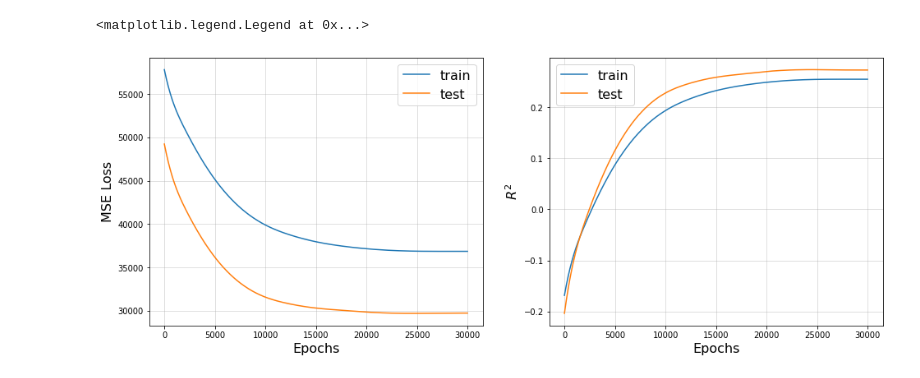
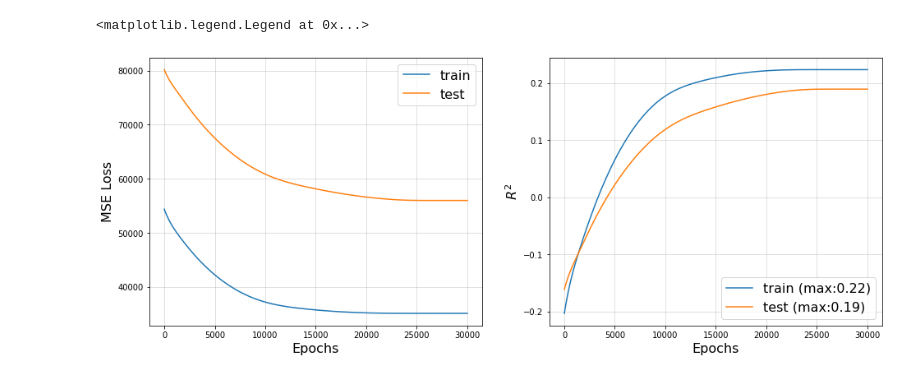
Before and after one commit to csp-inc/fluvius, a Jupyter notebook: notebooks/05-Prototype-RegModel.ipynb, the cells around one changed output. Saved outputs shown, nothing was run; the diff lists cells and outputs as text; code cells hidden in the pictures.

Commit message:
latest updates for preprocessing and concatenating all data

```diff
--- a/notebooks/05-Prototype-RegModel.ipynb
+++ b/notebooks/05-Prototype-RegModel.ipynb
@@ -55,9 +45,9 @@ import torch.optim as optim
 ### Load the data
 
 #d = pd.read_csv("https://donaldpinckney.com/books/pytorch/book/ch2-linreg/code/linreg-multi-synthetic-2.csv", header=None)
-d = pd.read_csv("az://modeling-data/fluvius_data.csv", storage_options=storage_options)
+d = pd.read_csv("az://modeling-data/fluvius_data.csv", storage_options=storage_options).dropna()
 d = d[d['Chip Cloud Pct']<20]
-ds = d[['sentinel-2-l2a_R','sentinel-2-l2a_G','sentinel-2-l2a_B','julian_date','SSC (mg/L)']]
+ds = d[['sentinel-2-l2a_R','sentinel-2-l2a_G','sentinel-2-l2a_B','julian','SSC (mg/L)']]
 dims = 4
 
 X = ds.values[:,:dims].T
@@ -202,17 +174,17 @@ for t in tqdm(range(epochs)):
 # %%
 f, ax = plt.subplots(1,2, figsize=(16,6))
 ax[0].plot(np.arange(epochs),train_loss, label='train')
 ax[0].plot(np.arange(epochs),test_loss, label='test')
-ax[1].plot(np.arange(epochs),train_acc, label='train')
-ax[1].plot(np.arange(epochs),test_acc, label='test')
+ax[1].plot(np.arange(epochs),train_acc, label=f'train (max:{np.max(train_acc):0.2})')
+ax[1].plot(np.arange(epochs),test_acc, label=f'test (max:{np.max(test_acc):0.2})')
 ax[0].set_ylabel('MSE Loss', fontsize=16)
 ax[1].set_ylabel('$R^{2}$', fontsize=16)
 ax[0].set_xlabel('Epochs', fontsize=16)
 ax[1].set_xlabel('Epochs', fontsize=16)
 ax[0].grid(alpha=0.5)
 ax[1].grid(alpha=0.5)
 ax[0].legend(fontsize=16)
 ax[1].legend(fontsize=16)
 # %% [output]
 <matplotlib.legend.Legend at 0x...>
-[figure, old version]
+[figure, new version]
```
Also changed, not shown: parts of 4 cells of this notebook, 2 other files.
